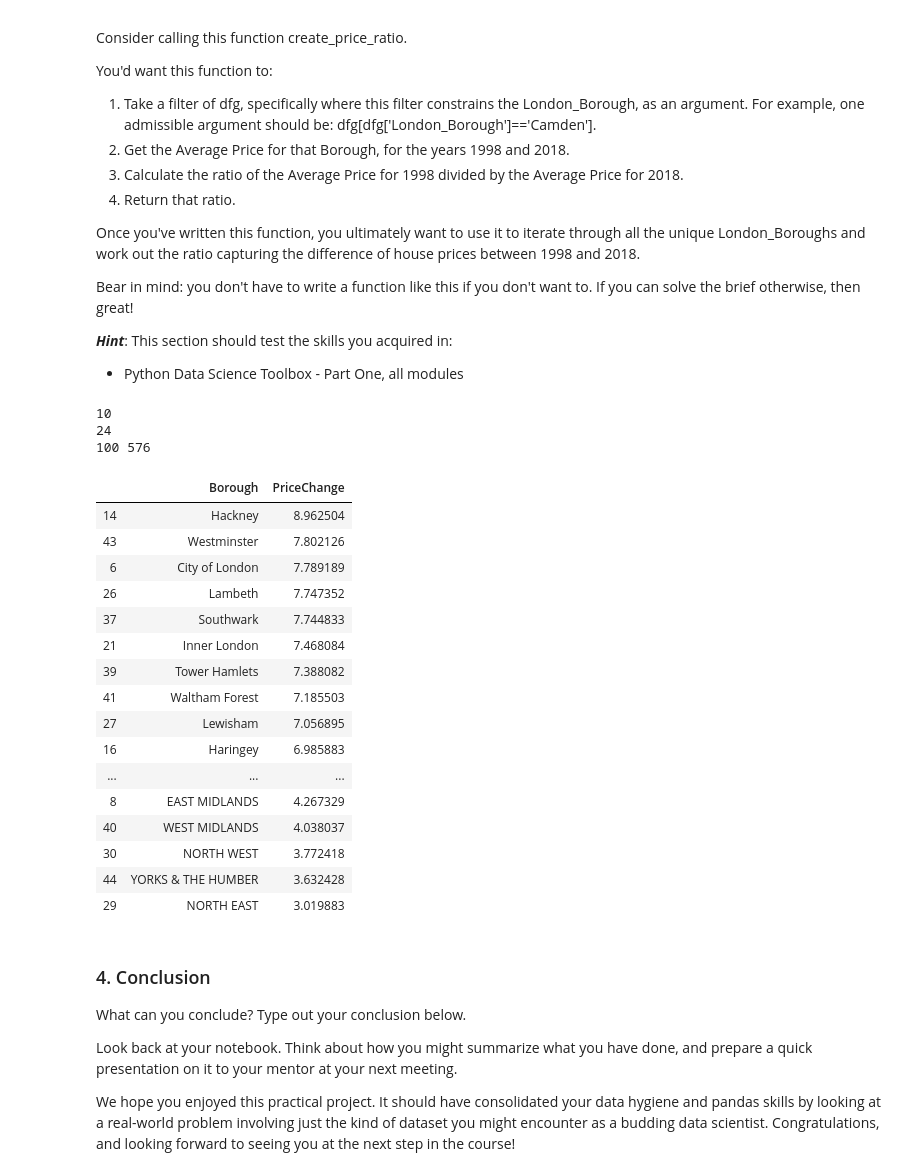
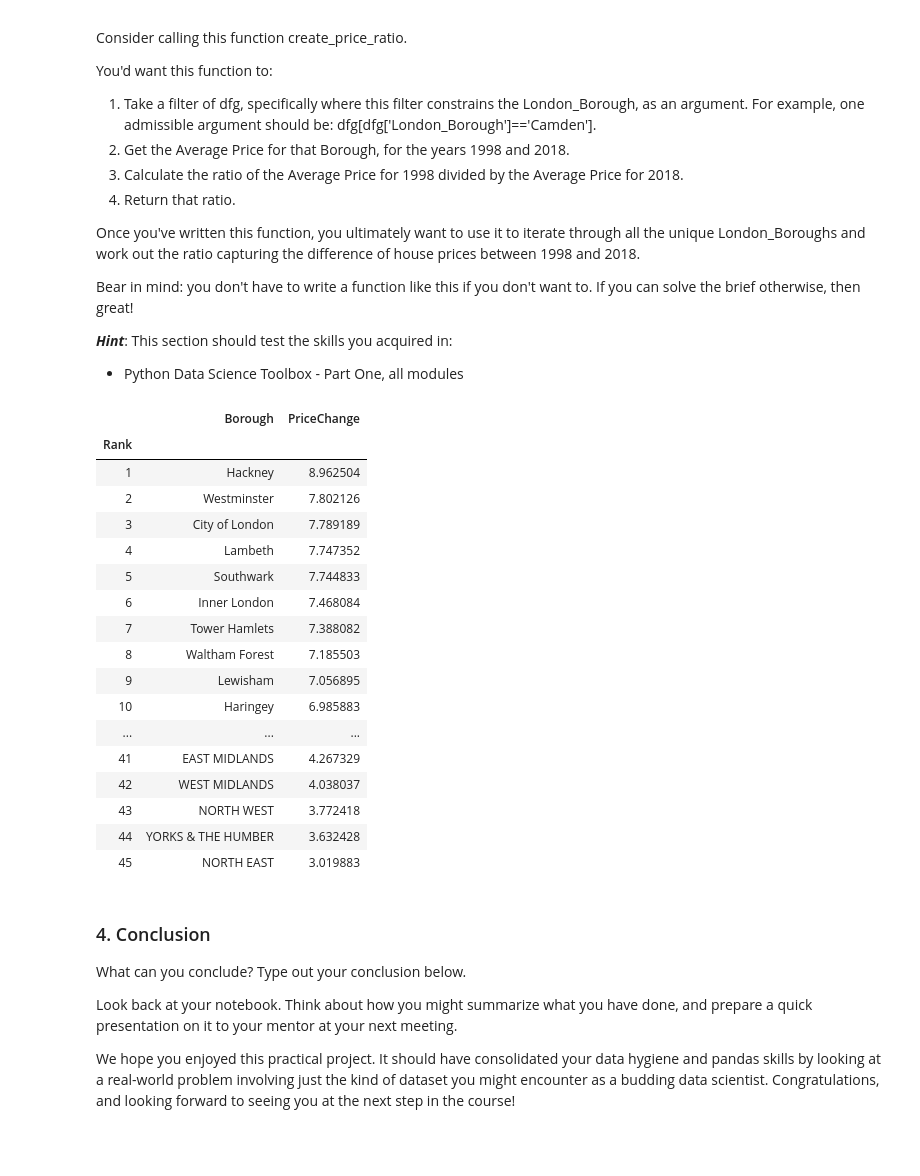
Before and after one commit to ennis-kurt/SpringBoard, a Jupyter notebook: Unit 4 Challenge - Tier 3.ipynb, the cells around one changed output. Saved outputs shown, nothing was run; the diff lists cells and outputs as text; code cells hidden in the pictures; blank space fills up the shorter version.

```diff
--- a/Unit 4 Challenge - Tier 3.ipynb
+++ b/Unit 4 Challenge - Tier 3.ipynb
@@ -228,22 +221,11 @@ Bear in mind: you don't have to write a function like this if you don't want to.
 
 ***Hint***: This section should test the skills you acquired in:
 - Python Data Science Toolbox - Part One, all modules
-# %%
-z0=10
-z1=24
-for i in [0,1]:
-    print(eval(f'z{i}'))
-    vars()[f'new{i}'] = eval(f'z{i}')**2
-print(new0, new1)
-# %% [output]
-10
-24
-100 576
 # %%
 def create_price_ratio(df):
     """This Function takes a dataframe for the
-    London House Prices data and returns another
-    dataframe with only ratios of the last and
+    London House Prices data in tidy data form and returns another
+    tidy dataframe with only ratios of the last and
     first years of house prices for each Borough """
     df_new={}
     list1 = []
@@ -265,26 +247,32 @@ def create_price_ratio(df):
     df_new['PriceChange'] = list2
     df_new = pd.DataFrame(df_new)
     return df_new
-# %%
-create_price_ratio(melted).sort_values(by='PriceChange', ascending=False)
-# %% [output]
-|  | Borough | PriceChange |
-| 14 | Hackney | 8.962504 |
-| 43 | Westminster | 7.802126 |
-| 6 | City of London | 7.789189 |
-| 26 | Lambeth | 7.747352 |
-| 37 | Southwark | 7.744833 |
-| 21 | Inner London | 7.468084 |
-| 39 | Tower Hamlets | 7.388082 |
-| 41 | Waltham Forest | 7.185503 |
-| 27 | Lewisham | 7.056895 |
-| 16 | Haringey | 6.985883 |
-| ... | ... | ... |
-| 8 | EAST MIDLANDS | 4.267329 |
-| 40 | WEST MIDLANDS | 4.038037 |
-| 30 | NORTH WEST | 3.772418 |
-| 44 | YORKS & THE HUMBER | 3.632428 |
-| 29 | NORTH EAST | 3.019883 |
+# %%
+Price_Change_df = create_price_ratio(melted_annual).sort_values(by='PriceChange', ascending=False)
+Price_Change_df.reset_index(inplace=True)
+Price_Change_df.drop(columns = ['index'], inplace=True)
+Price_Change_df.index.names = ['Rank']
+Price_Change_df.index += 1
+Price_Change_df
+# %% [output]
+|  | Borough | PriceChange |
+| Rank |  |  |
+| 1 | Hackney | 8.962504 |
+| 2 | Westminster | 7.802126 |
+| 3 | City of London | 7.789189 |
+| 4 | Lambeth | 7.747352 |
+| 5 | Southwark | 7.744833 |
+| 6 | Inner London | 7.468084 |
+| 7 | Tower Hamlets | 7.388082 |
+| 8 | Waltham Forest | 7.185503 |
+| 9 | Lewisham | 7.056895 |
+| 10 | Haringey | 6.985883 |
+| ... | ... | ... |
+| 41 | EAST MIDLANDS | 4.267329 |
+| 42 | WEST MIDLANDS | 4.038037 |
+| 43 | NORTH WEST | 3.772418 |
+| 44 | YORKS & THE HUMBER | 3.632428 |
+| 45 | NORTH EAST | 3.019883 |
 # %% [markdown]
 ### 4. Conclusion
 What can you conclude? Type out your conclusion below.
```
Also changed, not shown: parts of 5 cells of this notebook.
